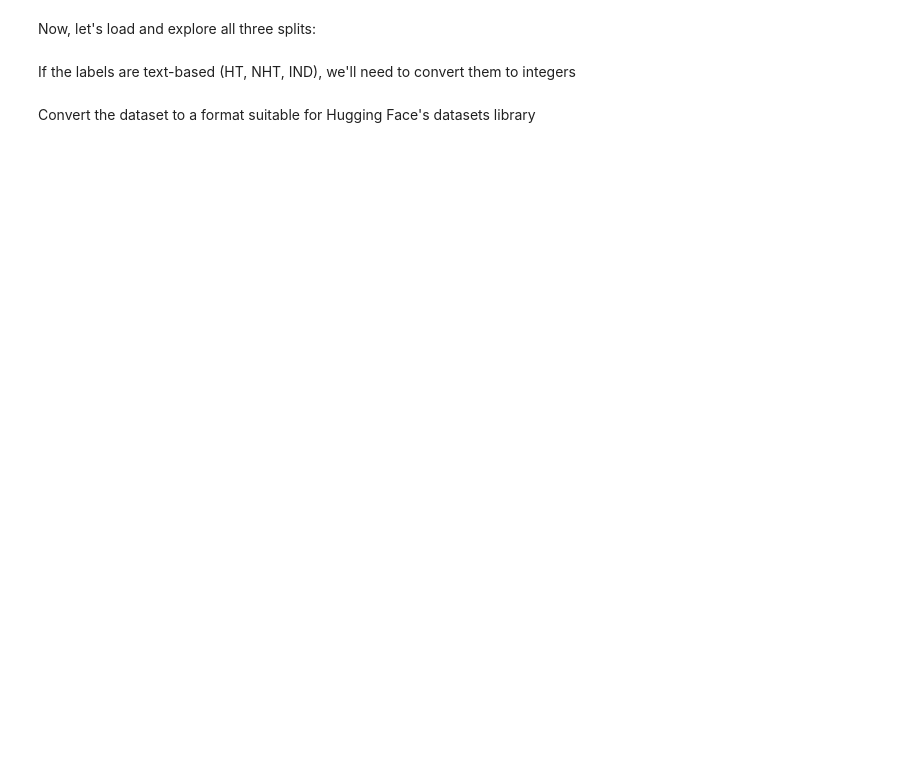
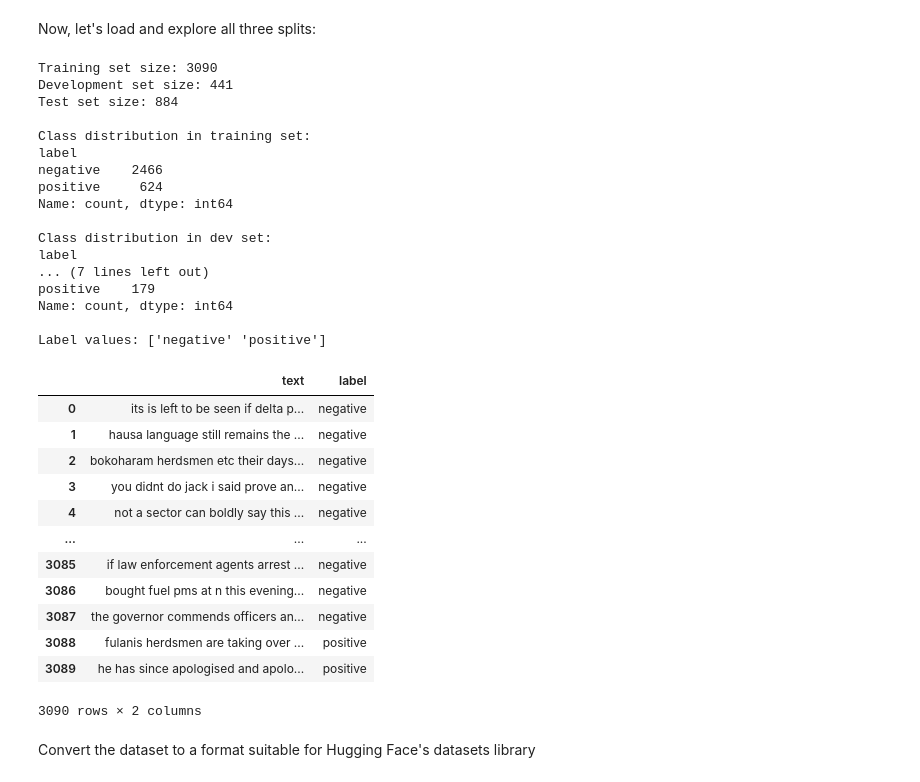
Before and after one commit to PagnaMMA/HERDPhobia_Analysis, a Jupyter notebook: HERDPhobia-main/Herdphobia_Group6.ipynb, the cells around one changed output. Cells and saved outputs as stored; diff of their text form; code cells hidden in the pictures; blank space fills up the shorter version.

```diff
--- a/HERDPhobia-main/Herdphobia_Group6.ipynb
+++ b/HERDPhobia-main/Herdphobia_Group6.ipynb
@@ -49,30 +48,60 @@ To enable the following instructions: SSE4.1 SSE4.2 AVX AVX2 AVX_VNNI FMA, in ot
 Now, let's load and explore all three splits:
 # %%
 # Load the dataset
-dataset_path = "HERDPhobia/data"
+dataset_path = "data"
 train_path = os.path.join(dataset_path, "train.tsv")
 dev_path = os.path.join(dataset_path, "dev.tsv")
 test_path = os.path.join(dataset_path, "test.tsv")
 
 # Read the data
 train_df = pd.read_csv(train_path, sep='\t')
 dev_df = pd.read_csv(dev_path, sep='\t')
 test_df = pd.read_csv(test_path, sep='\t')
 
 # Explore the data
 print(f"Training set size: {len(train_df)}")
 print(f"Development set size: {len(dev_df)}")
 print(f"Test set size: {len(test_df)}")
 
 # Check class distribution in all splits
 print("\nClass distribution in training set:")
 print(train_df['label'].value_counts())
 print("\nClass distribution in dev set:")
 print(dev_df['label'].value_counts())
 print("\nClass distribution in test set:")
 print(test_df['label'].value_counts())
 
 # Check for label encoding (if labels are categorical or numerical)
 print("\nLabel values:", train_df['label'].unique())
+train_df
+# %% [output]
+Training set size: 3090
+Development set size: 441
+Test set size: 884
+
+Class distribution in training set:
+label
+negative    2466
+positive     624
+Name: count, dtype: int64
+
+Class distribution in dev set:
+label
+... (7 lines left out)
+positive    179
+Name: count, dtype: int64
+
+Label values: ['negative' 'positive']
+|  | text | label |
+| 0 | its is left to be seen if delta p... | negative |
+| 1 | hausa language still remains the ... | negative |
+| 2 | bokoharam herdsmen etc their days... | negative |
+| 3 | you didnt do jack i said prove an... | negative |
+| 4 | not a sector can boldly say this ... | negative |
+| ... | ... | ... |
+| 3085 | if law enforcement agents arrest ... | negative |
+| 3086 | bought fuel pms at n this evening... | negative |
+| 3087 | the governor commends officers an... | negative |
+| 3088 | fulanis herdsmen are taking over ... | positive |
+| 3089 | he has since apologised and apolo... | positive |
+3090 rows × 2 columns
-# %% [markdown]
-If the labels are text-based (HT, NHT, IND), we'll need to convert them to integers
```
Also changed, not shown: parts of 4 cells of this notebook, 3 other files.
